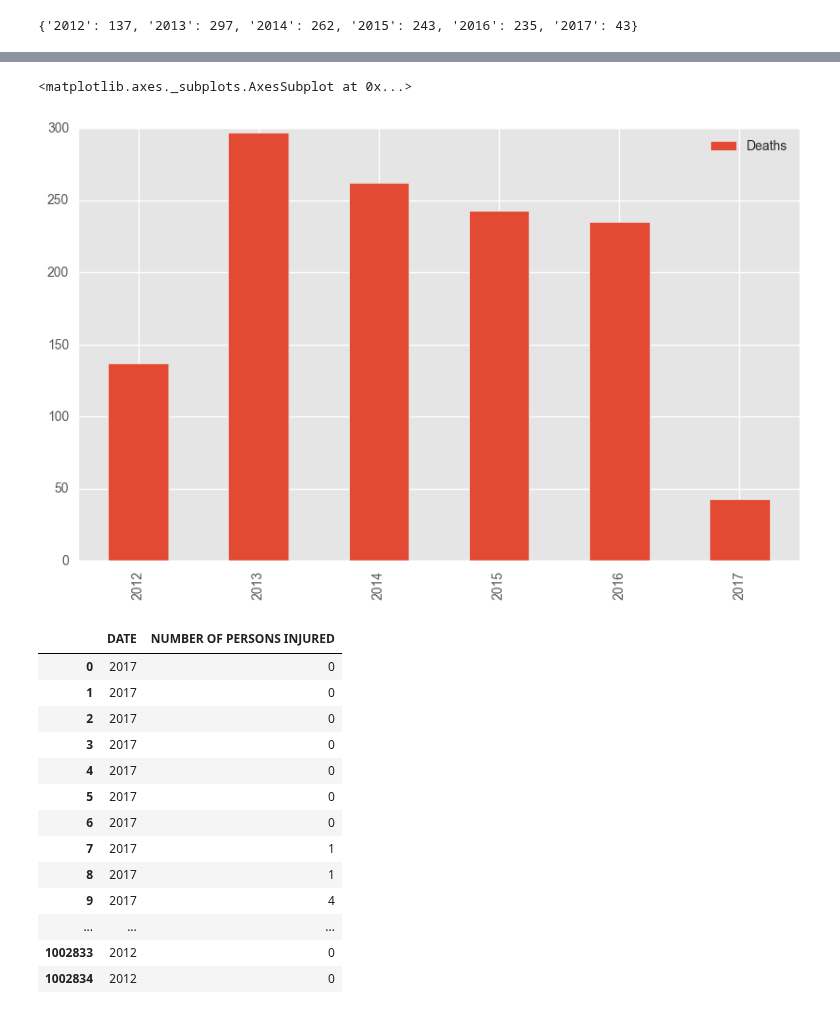
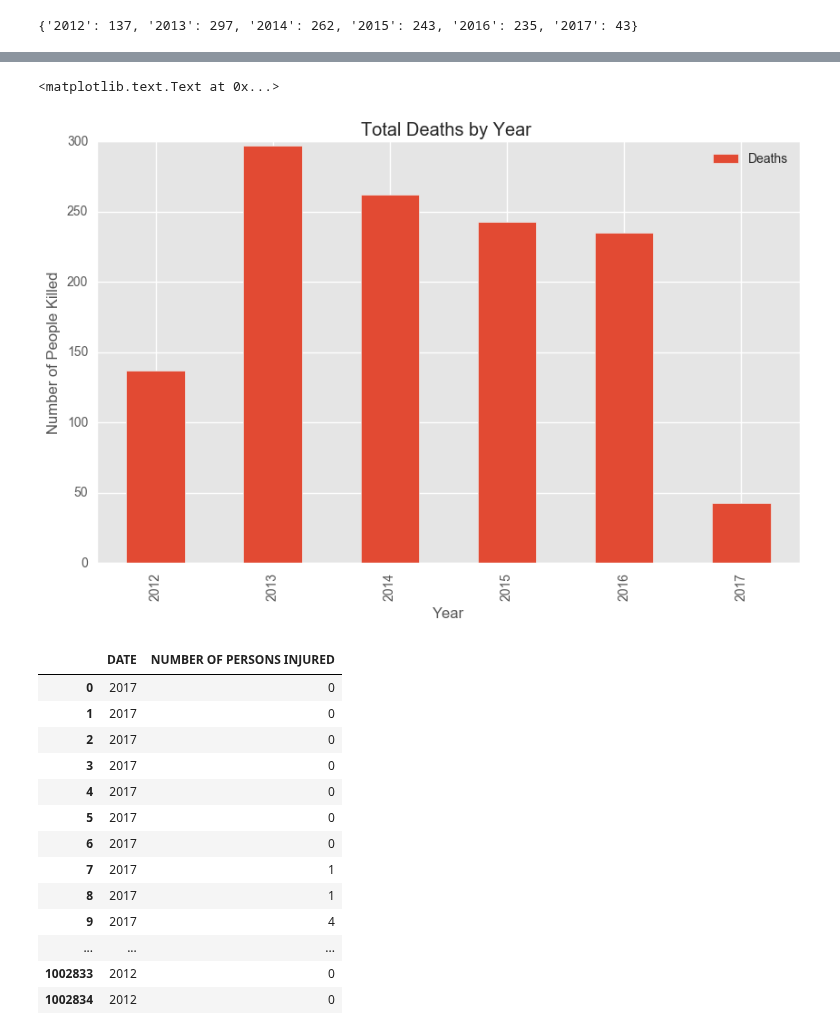
Before and after one commit to nealrea/collisionViz, a Jupyter notebook: data_exploration/collision_data.ipynb, the cells around one changed output, grey strips where cells are left out. Cells and saved outputs as stored; diff of their text form; code cells hidden in the pictures.

```diff
--- a/data_exploration/collision_data.ipynb
+++ b/data_exploration/collision_data.ipynb
@@ -87,6 +92,4 @@ test
-# %%
-test.drop(test.index[[1]], inplace=True)
 # %%
 test.columns=['Deaths']
 # %%
-num_killed
+num_killed = test
@@ -101,8 +96,11 @@ num_killed
-# %%
-num_killed.plot(kind='bar')
-# %% [output]
-<matplotlib.axes._subplots.AxesSubplot at 0x...>
-[figure, removed]
+# %%
+num_killed.plot(kind='bar')
+plt.title('Total Deaths by Year ')
+plt.xlabel('Year')
+plt.ylabel('Number of People Killed')
+# %% [output]
+<matplotlib.text.Text at 0x...>
+[figure, added]
 # %%
 injured
 # %% [output]
```
Also changed, not shown: parts of 9 cells of this notebook.
